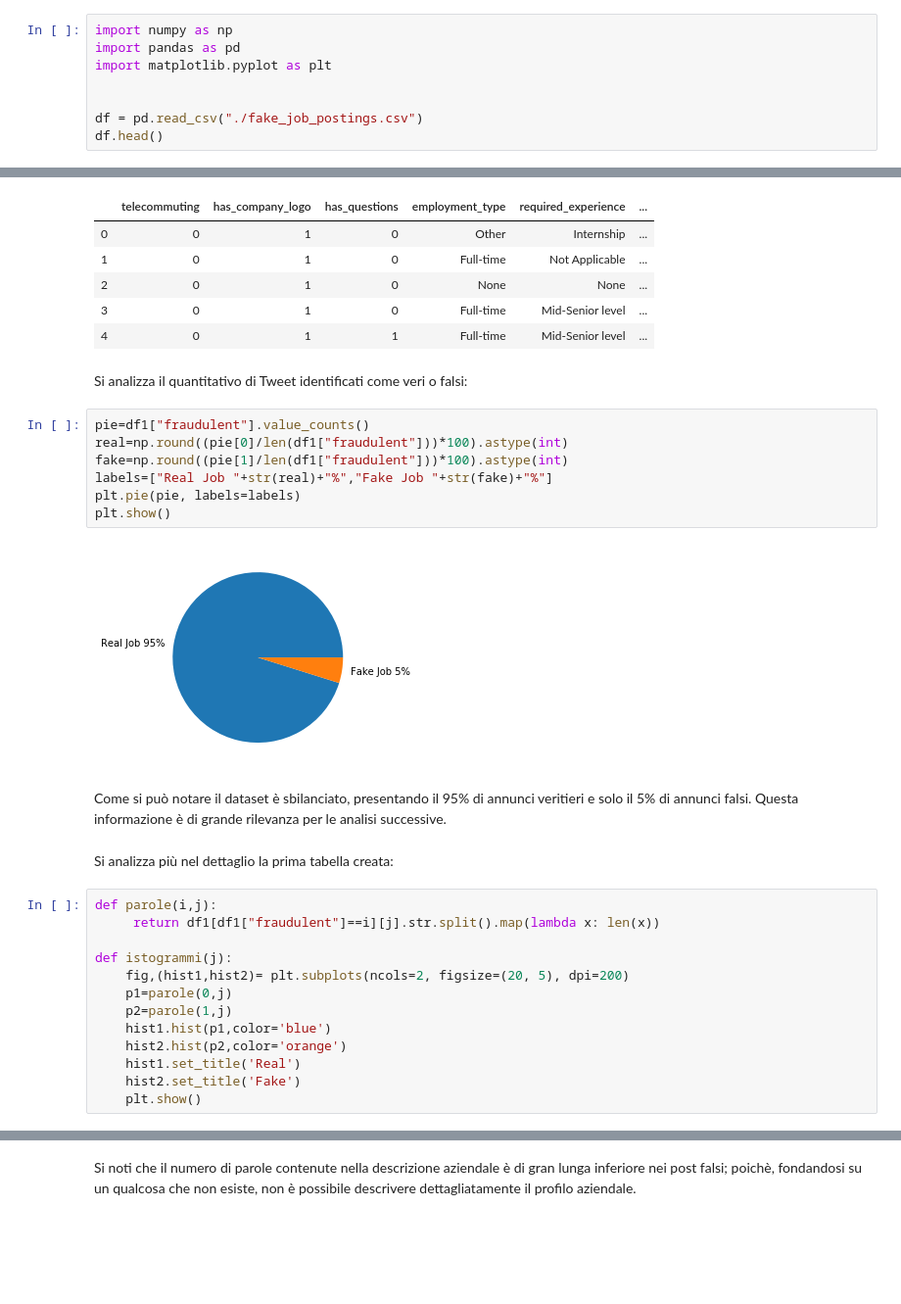
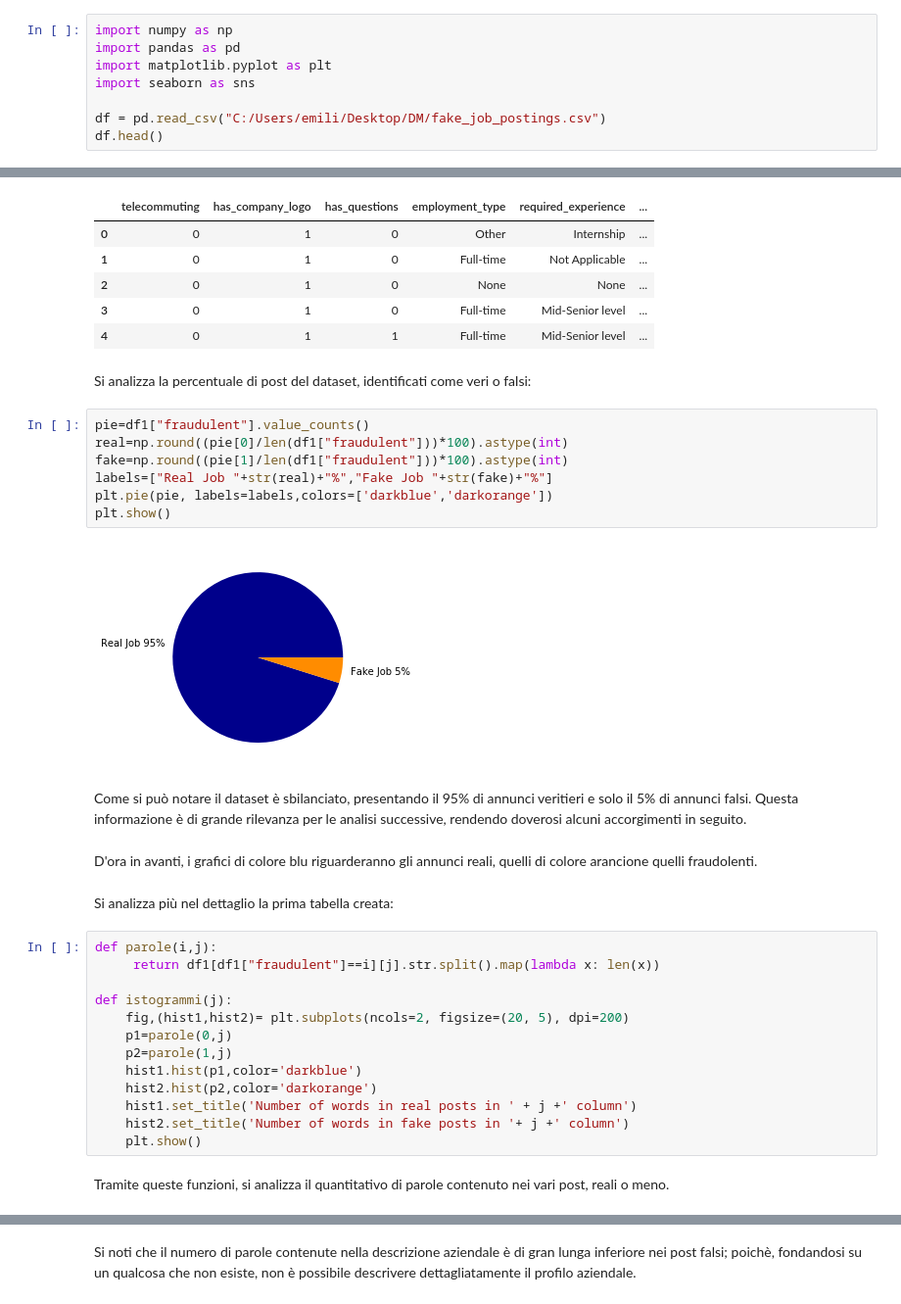
Before and after one commit to Elmaravilla7/DataMiningFJ, a Jupyter notebook: FakeJobPrediction.ipynb, the cells around one changed output, grey strips where cells are left out. Shown at 98% size. Saved outputs shown, nothing was run; the diff lists cells and outputs as text; blank space fills up the shorter version.

```diff
--- a/FakeJobPrediction.ipynb
+++ b/FakeJobPrediction.ipynb
@@ -7,9 +25,9 @@ Per prima cosa, si carica il dataset da analizzare:
 import numpy as np
 import pandas as pd
 import matplotlib.pyplot as plt
+import seaborn as sns
 
-
-df = pd.read_csv("./fake_job_postings.csv")
+df = pd.read_csv("C:/Users/emili/Desktop/DM/fake_job_postings.csv")
 df.head()
 # %% [output]
 |  | job_id | title | location | department | salary_range | company_profile | description | requirements | ... |
@@ -138,19 +161,21 @@ df2.head()
 | 3 | 0 | 1 | 0 | Full-time | Mid-Senior level | ... |
 | 4 | 0 | 1 | 1 | Full-time | Mid-Senior level | ... |
 # %% [markdown]
-Si analizza il quantitativo di Tweet identificati come veri o falsi:
+Si analizza la percentuale di post del dataset, identificati come veri o falsi:
 # %%
 pie=df1["fraudulent"].value_counts()
 real=np.round((pie[0]/len(df1["fraudulent"]))*100).astype(int)
 fake=np.round((pie[1]/len(df1["fraudulent"]))*100).astype(int)
 labels=["Real Job "+str(real)+"%","Fake Job "+str(fake)+"%"]
-plt.pie(pie, labels=labels)
+plt.pie(pie, labels=labels,colors=['darkblue','darkorange'])
 plt.show()
 # %% [output]
-[figure, old version]
+[figure, new version]
 # %% [markdown]
 Come si può notare il dataset è sbilanciato, presentando il 95% di annunci veritieri e solo il 5% di annunci falsi.
-Questa informazione è di grande rilevanza per le analisi successive.
+Questa informazione è di grande rilevanza per le analisi successive, rendendo doverosi alcuni accorgimenti in seguito.
+# %% [markdown]
+D'ora in avanti, i grafici di colore blu riguarderanno gli annunci reali, quelli di colore arancione quelli fraudolenti.
 # %% [markdown]
 Si analizza più nel dettaglio la prima tabella creata:
 # %%
@@ -161,11 +186,13 @@ def istogrammi(j):
     fig,(hist1,hist2)= plt.subplots(ncols=2, figsize=(20, 5), dpi=200)
     p1=parole(0,j)
     p2=parole(1,j)
-    hist1.hist(p1,color='blue')
-    hist2.hist(p2,color='orange')
-    hist1.set_title('Real')
-    hist2.set_title('Fake')
+    hist1.hist(p1,color='darkblue')
+    hist2.hist(p2,color='darkorange')
+    hist1.set_title('Number of words in real posts in ' + j +' column')
+    hist2.set_title('Number of words in fake posts in '+ j +' column')
     plt.show()
+# %% [markdown]
+Tramite queste funzioni, si analizza il quantitativo di parole contenuto nei vari post, reali o meno.
 # %%
 istogrammi('company_profile')
 # %% [output]
```
Also changed, not shown: parts of 82 cells of this notebook.
